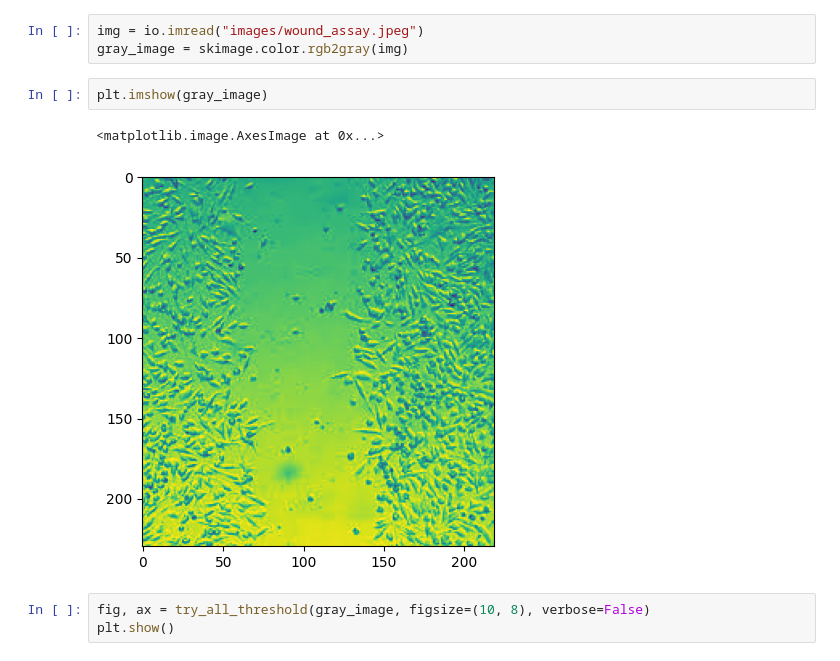
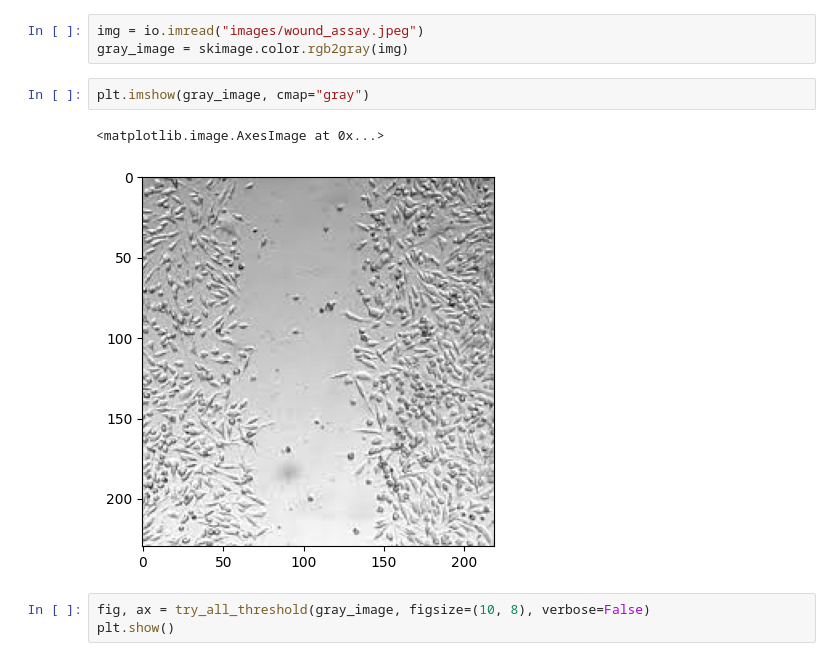
Before and after one commit to SK-SAYED-AKTAR/MachineLearning, a Jupyter notebook: Digital_Image_Processing/WoundAssay.ipynb, the cells around one changed output. Cells and saved outputs as stored; diff of their text form.

```diff
--- a/Digital_Image_Processing/WoundAssay.ipynb
+++ b/Digital_Image_Processing/WoundAssay.ipynb
@@ -11,10 +11,10 @@ import numpy as np
 img = io.imread("images/wound_assay.jpeg")
 gray_image = skimage.color.rgb2gray(img)
 # %%
-plt.imshow(gray_image)
+plt.imshow(gray_image, cmap="gray")
 # %% [output]
 <matplotlib.image.AxesImage at 0x...>
-[figure, old version]
+[figure, new version]
 # %%
 fig, ax = try_all_threshold(gray_image, figsize=(10, 8), verbose=False)
 plt.show()
```
Also changed, not shown: parts of 3 cells of this notebook, 2 other files.
